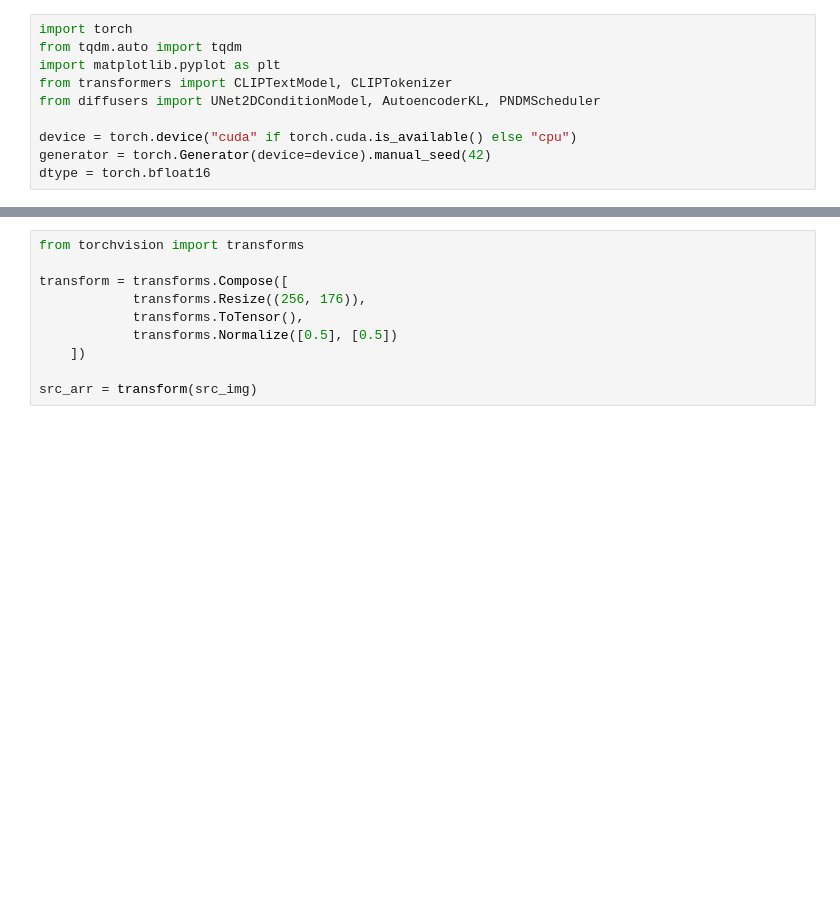
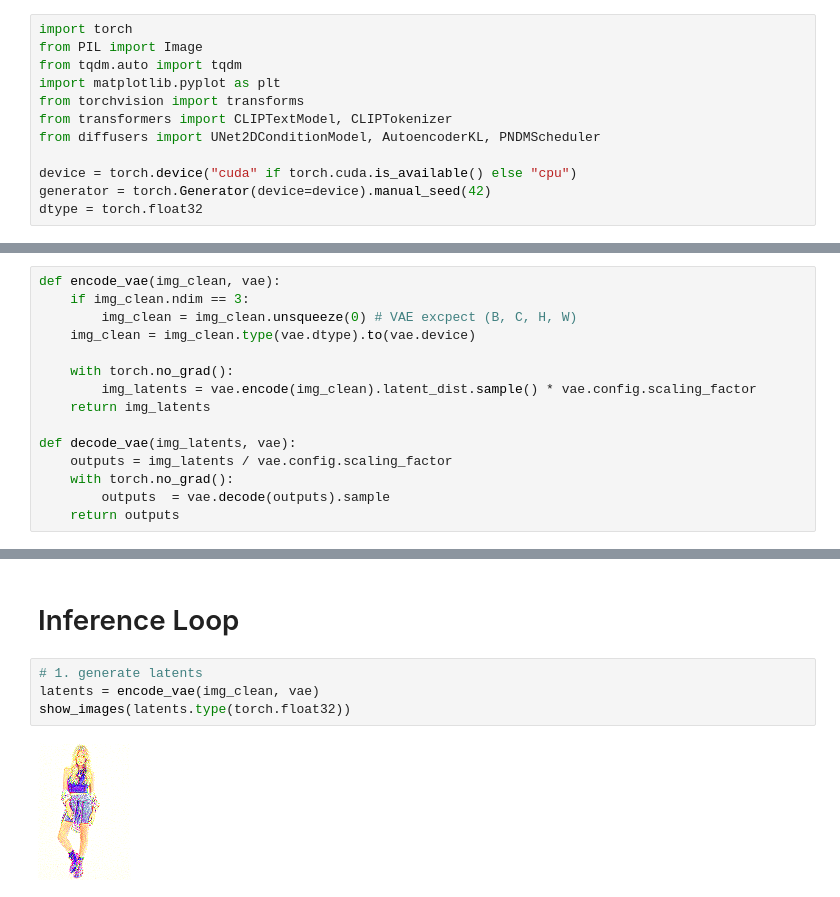
Before and after one commit to Person-Ad/Ad-Image-Generation, a Jupyter notebook: src/nbs/sd_img2img.ipynb, the cells around one changed output, grey strips where cells are left out. Cells and saved outputs as stored; diff of their text form; blank space fills up the shorter version.

Commit message:
add sd inference demos

```diff
--- a/src/nbs/sd_img2img.ipynb
+++ b/src/nbs/sd_img2img.ipynb
@@ -10,13 +12,15 @@ from utils import show_images, build_wandb_run
 # %%
 import torch
+from PIL import Image
 from tqdm.auto import tqdm
 import matplotlib.pyplot as plt
+from torchvision import transforms
 from transformers import CLIPTextModel, CLIPTokenizer
 from diffusers import UNet2DConditionModel, AutoencoderKL, PNDMScheduler
 
 device = torch.device("cuda" if torch.cuda.is_available() else "cpu")
 generator = torch.Generator(device=device).manual_seed(42)
-dtype = torch.bfloat16
+dtype = torch.float32
 # %%
 def _get_prompt_embeddings():
     """ get inital prompt embeddings to help model """
@@ -64,0 +48,15 @@ show_images(xs['src_mask'])
+# %%
+def encode_vae(img_clean, vae):
+    if img_clean.ndim == 3:
+        img_clean = img_clean.unsqueeze(0) # VAE excpect (B, C, H, W)
+    img_clean = img_clean.type(vae.dtype).to(vae.device)
+
+    with torch.no_grad():
+        img_latents = vae.encode(img_clean).latent_dist.sample() * vae.config.scaling_factor
+    return img_latents
+
+def decode_vae(img_latents, vae):
+    outputs = img_latents / vae.config.scaling_factor
+    with torch.no_grad():
+        outputs  = vae.decode(outputs).sample
+    return outputs
@@ -102,10 +108,8 @@ src_img.size
-# %%
-from torchvision import transforms
-
-transform = transforms.Compose([
-            transforms.Resize((256, 176)),
-            transforms.ToTensor(),
-            transforms.Normalize([0.5], [0.5])
-    ])
-
-src_arr = transform(src_img)
+# %% [markdown]
+# Inference Loop
+# %%
+# 1. generate latents
+latents = encode_vae(img_clean, vae)
+show_images(latents.type(torch.float32))
+# %% [output]
+[figure, added]
```
Also changed, not shown: parts of 16 cells of this notebook, 2 other files.
